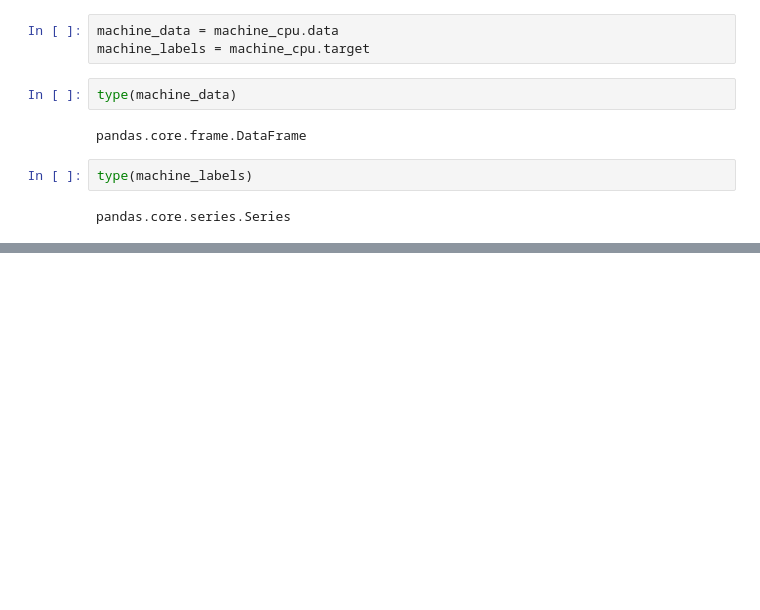
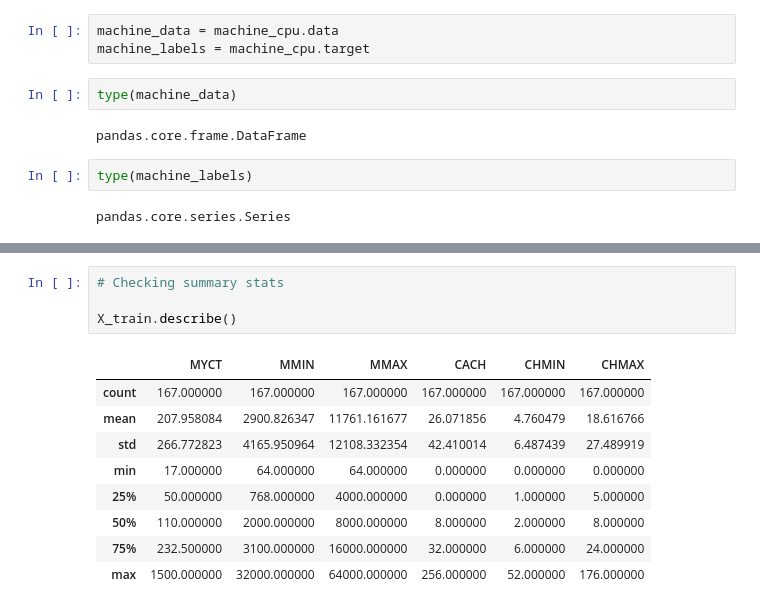
Before and after one commit to Slimcent/Regression_Jupyter_Files, a Jupyter notebook: Using Decision Tree to Predict Relative Performance of CPU.ipynb, the cells around one changed output, grey strips where cells are left out. Drawn from its saved outputs; the diff is of its cells as text; blank space fills up the shorter version.

```diff
--- a/Using Decision Tree to Predict Relative Performance of CPU.ipynb
+++ b/Using Decision Tree to Predict Relative Performance of CPU.ipynb
@@ -97,0 +119,14 @@ pandas.core.series.Series
+# %%
+# Checking summary stats
+
+X_train.describe()
+# %% [output]
+|  | MYCT | MMIN | MMAX | CACH | CHMIN | CHMAX |
+| count | 167.000000 | 167.000000 | 167.000000 | 167.000000 | 167.000000 | 167.000000 |
+| mean | 207.958084 | 2900.826347 | 11761.161677 | 26.071856 | 4.760479 | 18.616766 |
+| std | 266.772823 | 4165.950964 | 12108.332354 | 42.410014 | 6.487439 | 27.489919 |
+| min | 17.000000 | 64.000000 | 64.000000 | 0.000000 | 0.000000 | 0.000000 |
+| 25% | 50.000000 | 768.000000 | 4000.000000 | 0.000000 | 1.000000 | 5.000000 |
+| 50% | 110.000000 | 2000.000000 | 8000.000000 | 8.000000 | 2.000000 | 8.000000 |
+| 75% | 232.500000 | 3100.000000 | 16000.000000 | 32.000000 | 6.000000 | 24.000000 |
+| max | 1500.000000 | 32000.000000 | 64000.000000 | 256.000000 | 52.000000 | 176.000000 |
```
Also changed, not shown: parts of 6 cells of this notebook.
